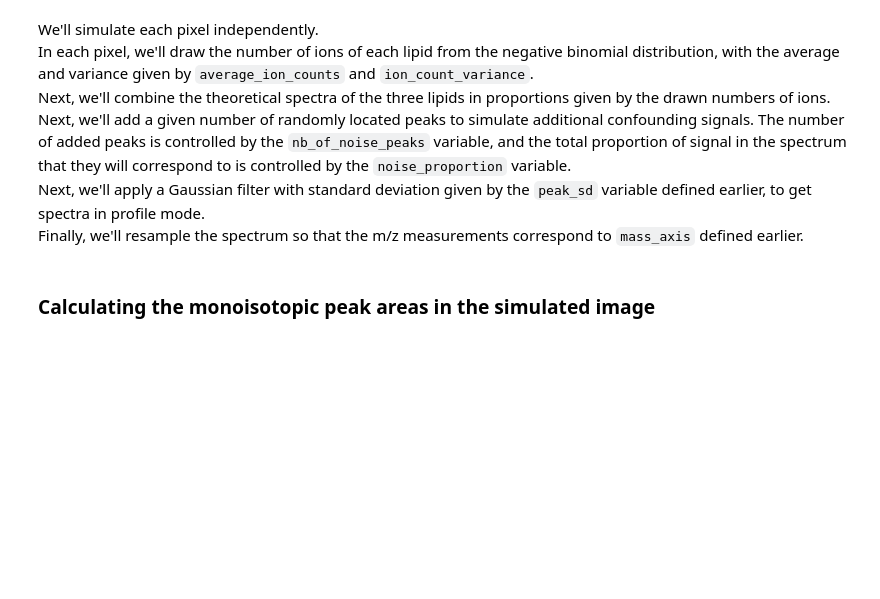
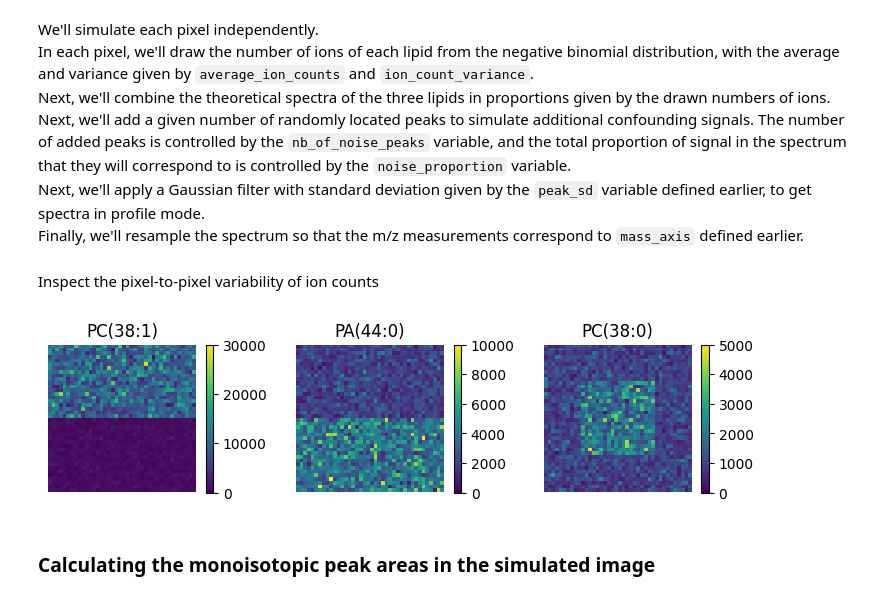
Before and after one commit to mciach/SpatialStein, a Jupyter notebook: Pipeline final/Image simulation and segmentation.ipynb, the cells around one changed output. Saved outputs shown, nothing was run; the diff lists cells and outputs as text; code cells hidden in the pictures; blank space fills up the shorter version.

```diff
--- a/Pipeline final/Image simulation and segmentation.ipynb
+++ b/Pipeline final/Image simulation and segmentation.ipynb
@@ -246,6 +273,7 @@ nb_of_noise_peaks = 10
 noise_proportion = 0.1
 # %%
 image = np.zeros((mask.shape[0], mask.shape[1], len(mass_axis)))
+true_ion_image = np.zeros((mask.shape[0], mask.shape[1], len(spectra)), dtype='int')
 for i in range(mask.shape[0]):
     for j in range(mask.shape[1]):
         region_id = region_mapping[i, j]
@@ -254,15 +282,31 @@ for i in range(mask.shape[0]):
         nbinom_p = ion_counts/count_vars
         nbinom_n = ion_counts**2/(count_vars-ion_counts)
         pixel_spectrum = Spectrum()
-        for s, p, n in zip(spectra, nbinom_p, nbinom_n):
+        for s_id, s, p, n in zip(range(len(spectra)), spectra, nbinom_p, nbinom_n):
             nb_of_ions = nbinom.rvs(p=p, n=n)
             s = Spectrum.sample_multinomial(s, nb_of_ions, 1, 0.001)
             pixel_spectrum += s
+            true_ion_image[i,j,s_id] = nb_of_ions
         pixel_spectrum.add_chemical_noise(nb_of_noise_peaks, noise_proportion)
         pixel_spectrum.gaussian_smoothing(peak_sd, 0.01)
         pixel_spectrum = pixel_spectrum.resample(mass_axis)
         pixel_spectrum.set_confs([c for c in pixel_spectrum.confs if c[1] >= 0])
         image[i,j,:] = [y for x,y in pixel_spectrum.confs]
+# %% [markdown]
+Inspect the pixel-to-pixel variability of ion counts
+# %%
+plt.figure(figsize=(7.5, 2))
+vmax_vals = [30000, 10000, 5000]
+for lipid_id, lipid_name in enumerate(lipid_names):
+    plt.subplot(131 + lipid_id)
+    plt.imshow(true_ion_image[..., lipid_id], vmin=0, vmax=vmax_vals[lipid_id])
+    plt.title(lipid_name)
+    plt.colorbar()
+    plt.axis('off')
+plt.tight_layout()
+plt.savefig('Figs/simulations/true_ion_plot.png', dpi=500)
+# %% [output]
+[figure, added]
 # %% [markdown]
 ### Calculating the monoisotopic peak areas in the simulated image
 # %% [markdown]
```
Also changed, not shown: parts of 16 cells of this notebook, 2 other files.
